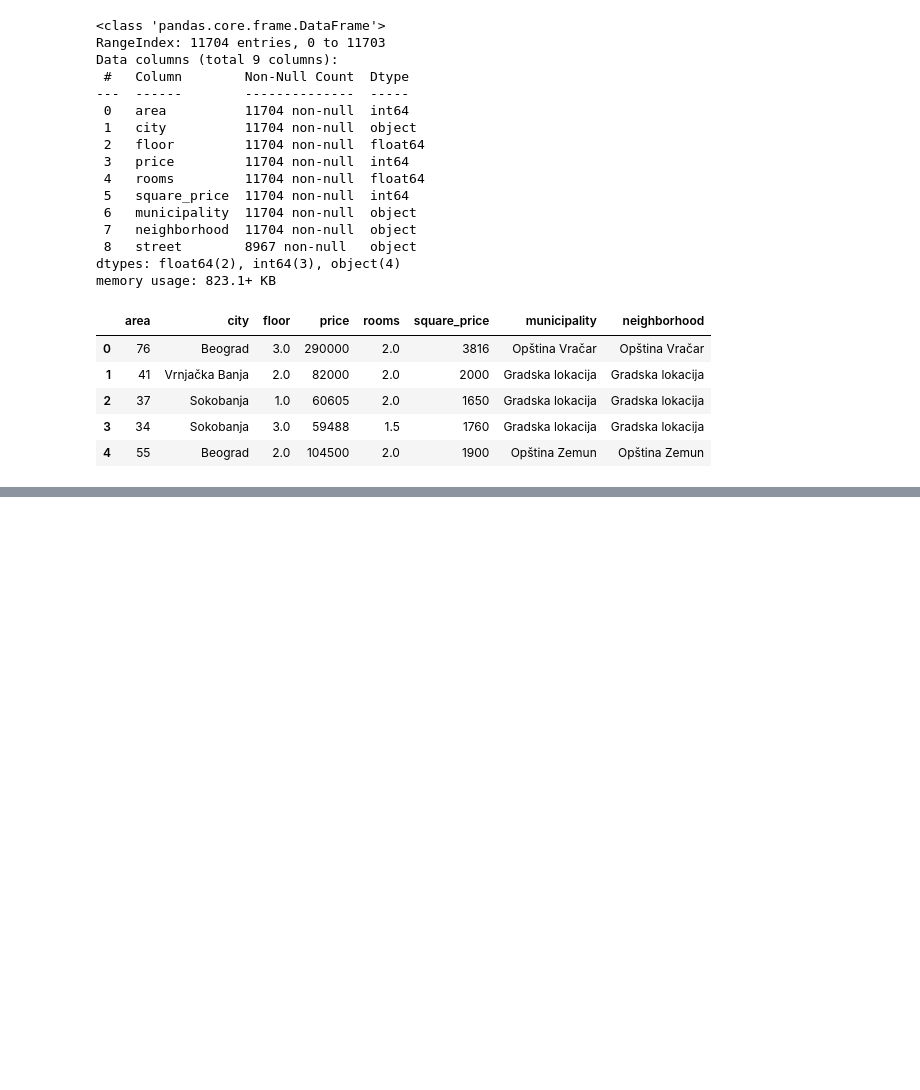
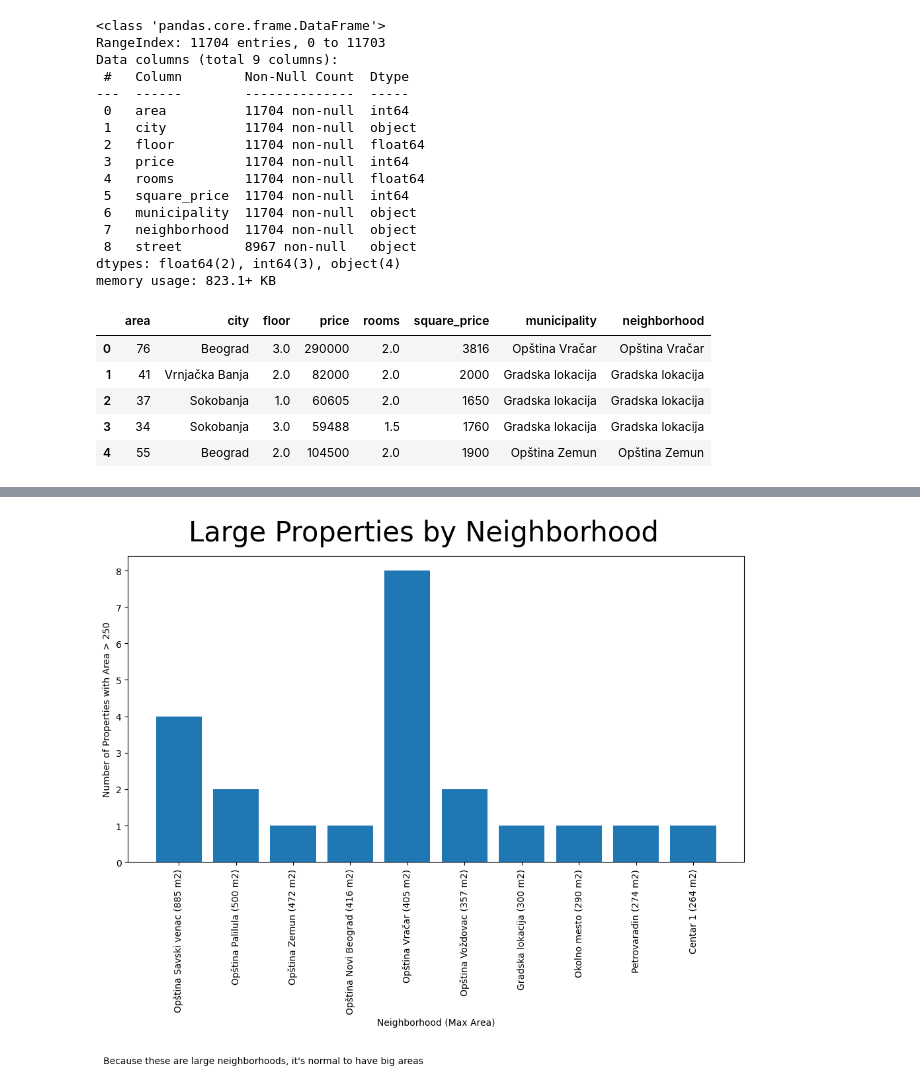
Before and after one commit to dobrosavljevicnenad/DataScience-Apartments, a Jupyter notebook: apartments.ipynb, the cells around one changed output, grey strips where cells are left out. Saved outputs shown, nothing was run; the diff lists cells and outputs as text; code cells hidden in the pictures; blank space fills up the shorter version.

```diff
--- a/apartments.ipynb
+++ b/apartments.ipynb
@@ -177,0 +234,26 @@ dataset.head()
+# %%
+df_filtered = dataset[dataset['area'] > 250]
+
+counts = df_filtered['neighborhood'].value_counts()
+
+max_area = df_filtered.groupby('neighborhood')['area'].max()
+
+combined = pd.DataFrame({
+    'count': counts,
+    'max_area': max_area
+}).sort_values('max_area', ascending=False)
+
+labels = [f"{n} ({int(a)} m2)" for n, a in zip(combined.index, combined['max_area'])]
+
+plt.figure(figsize=(10, 8))
+plt.bar(labels, combined['count'])
+plt.xticks(rotation=90)
+plt.xlabel('Neighborhood (Max Area)')
+plt.ylabel('Number of Properties with Area > 250')
+plt.suptitle('Large Properties by Neighborhood', fontsize=30)
+plt.figtext(0.5, -0.05, "Because these are large neighborhoods, it's normal to have big areas",
+            wrap=True, horizontalalignment='right', fontsize=10)
+plt.tight_layout()
+plt.show()
+# %% [output]
+[figure, added]
```
Also changed, not shown: parts of 9 cells of this notebook.
